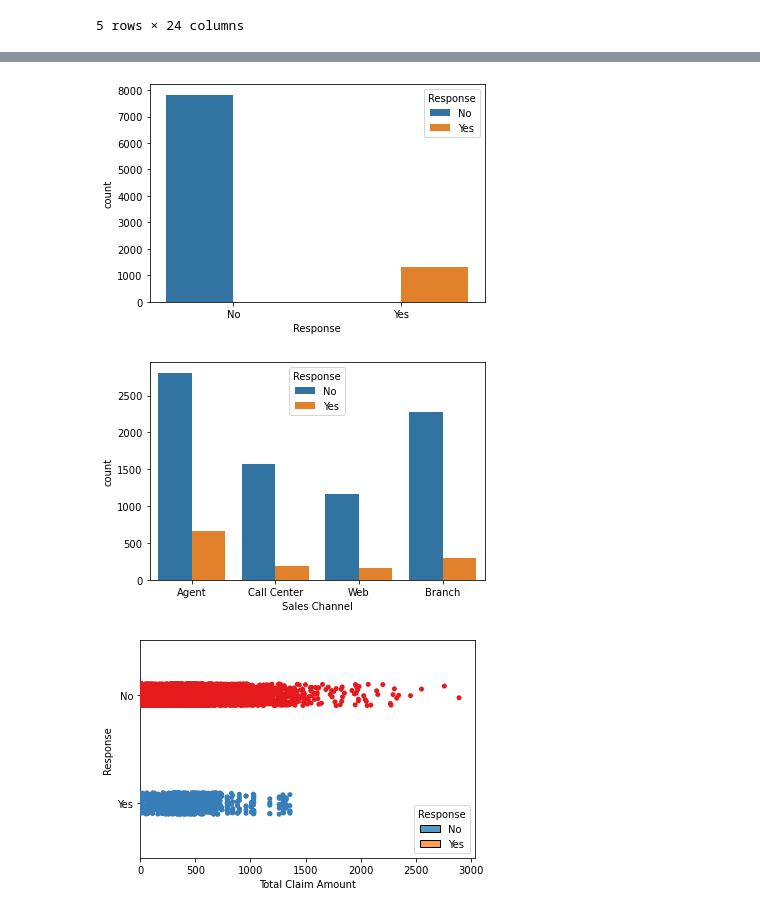
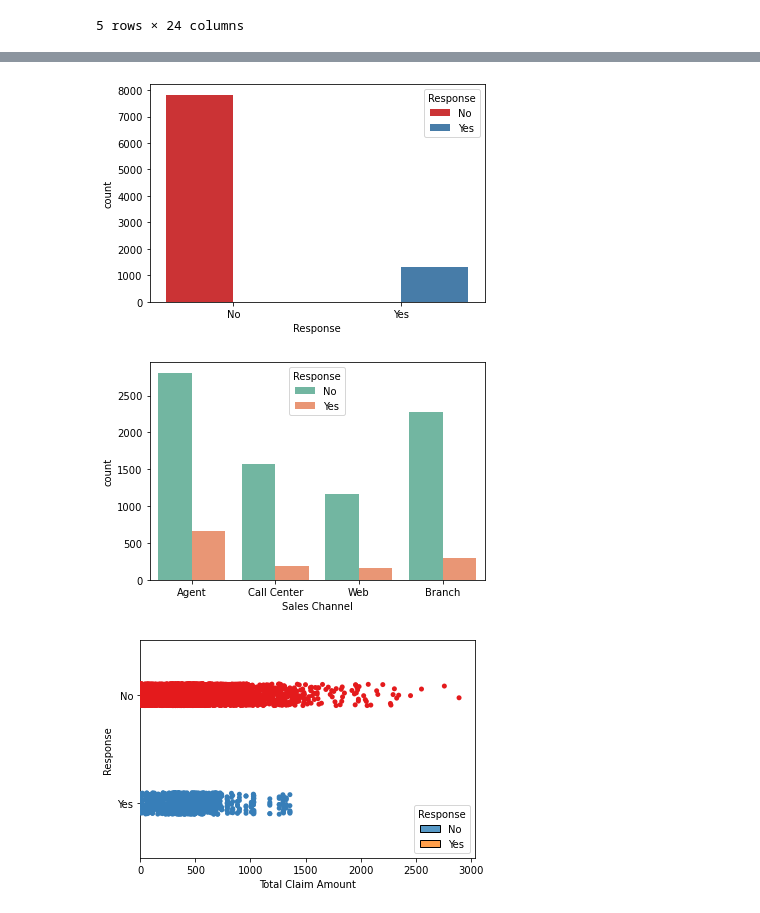
Before and after one commit to hectorfa17/lab-customer-analysis-round-3, a Jupyter notebook: Lab-Solution_HectorFontenla.ipynb, the cells around one changed output, grey strips where cells are left out. Drawn from its saved outputs; the diff is of its cells as text; code cells hidden in the pictures.

```diff
--- a/Lab-Solution_HectorFontenla.ipynb
+++ b/Lab-Solution_HectorFontenla.ipynb
@@ -68,16 +68,16 @@ datadescr.head()
 | Months Since Policy Inception | 9134.0 | 48.06 | 27.91 | 0.00 | 24.00 | 48.00 | 71.00 | 99.00 |
 # %%
 #Show a plot of the total number of responses.
-ax = sns.countplot(x="Response", hue="Response", data=datasafe)
+ax = sns.countplot(x="Response", hue="Response", data=datasafe, palette='Set1')
 # %% [output]
-[figure, old version]
+[figure, new version]
 # %%
 #Show a plot of the response rate by the sales channel.
-ax = sns.countplot(x="Sales Channel", hue="Response", data=datasafe)
+ax = sns.countplot(x="Sales Channel", hue="Response", data=datasafe, palette ='Set2')
 #hue identifies the unique values of a column, categorizes and
 #counts the total amount per category
 # %% [output]
-[figure, old version]
+[figure, new version]
 # %%
 #Show a plot of the response rate by the total claim amount.
 
```
